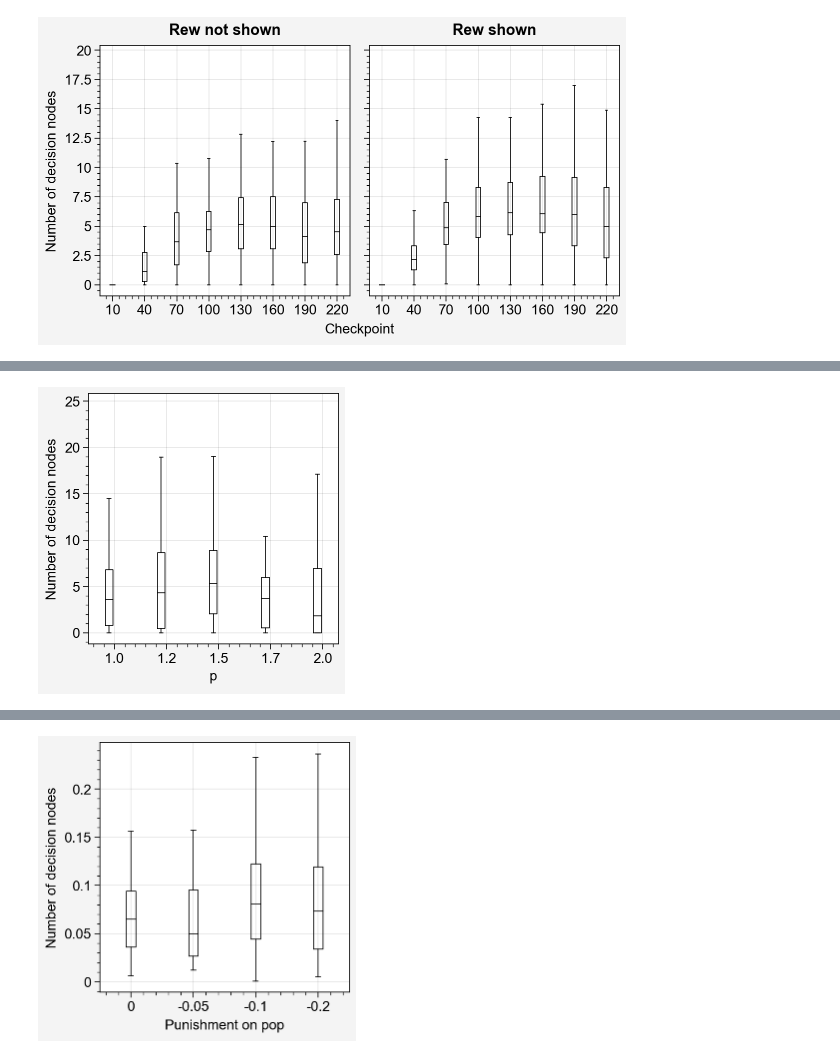
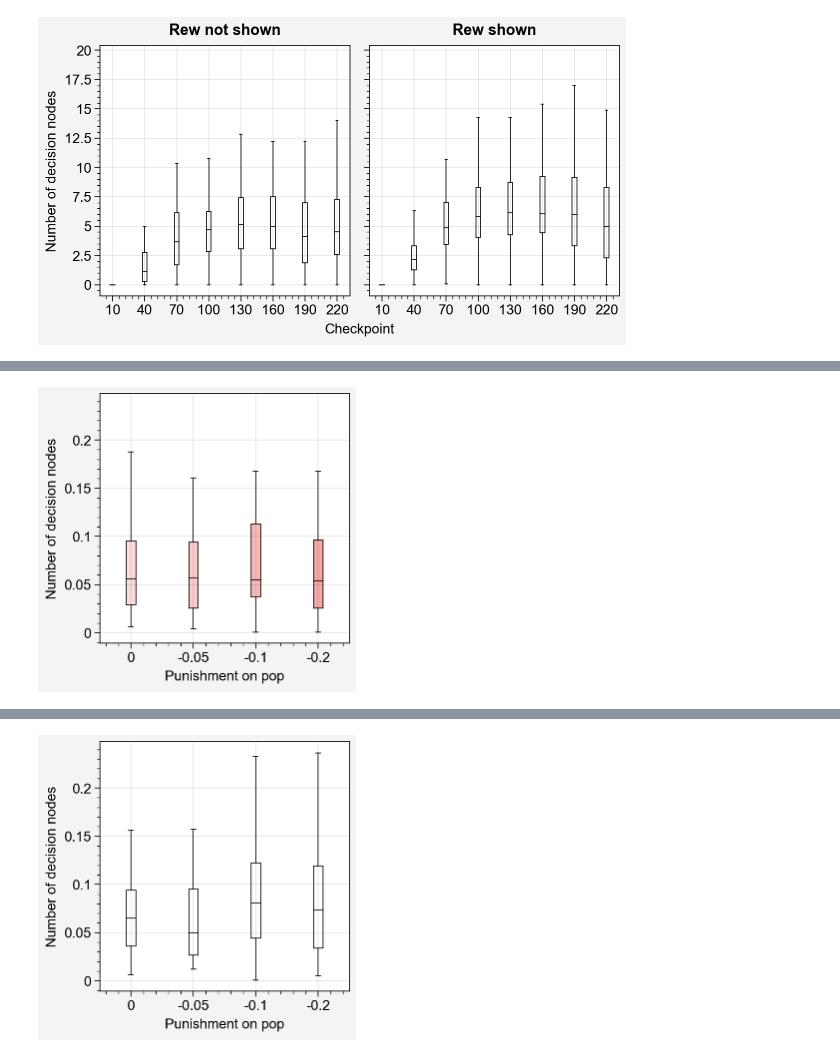
Before and after one commit to liuandrew/bart_ppo, a Jupyter notebook: write_and_test/bart_meta_decision_flow.ipynb, the cells around one changed output, grey strips where cells are left out. Saved outputs shown, nothing was run; the diff lists cells and outputs as text; code cells hidden in the pictures.

```diff
--- a/write_and_test/bart_meta_decision_flow.ipynb
+++ b/write_and_test/bart_meta_decision_flow.ipynb
@@ -42,17 +43,3 @@ from sklearn.decomposition import PCA
 from scipy.stats import ttest_ind
 
 set_rc()
-# %%
-size = np.arange(0.2, 1.01, 0.05)
-env_kwargs = [{'meta_setup': 1, 'colors_used': 1,
-                            'max_steps': 2500, 'num_balloons': 40,
-                            'inflate_noise': 0,
-                            'fix_sizes': [0, s, 0]} for s in size]
-
-evalu = partial(forced_action_evaluate_multi, data_callback=meta_bart_multi_callback,
-                env_name="BartMetaEnv", num_episodes=1,
-                env_kwargs=env_kwargs,
-                num_processes=17,
-                seed=1,
-                deterministic=False,
-                with_activations=True)
@@ -512,13 +475,15 @@ ax.format(xlabel='Checkpoint', xlocator=range(17), xformatter=[str(c) for c in c
 # %%
 fig, ax = pplt.subplots()
-for i in range(len(models)):
-    # ax.bar(i, all_decision_nodes.sum(axis=5).mean(axis=(0, 2, 3, 4))[i], c=rgb_colors[0])
-    ax.boxplot(i, all_decision_nodes.sum(axis=5).mean(axis=4)[:, i, :, :].reshape(-1), fliers=False)
-
+all_decision_nodes = res['all_decision_nodes']
+all_decision_nodes = all_decision_nodes.mean(axis=(-2, -1))
+all_decision_nodes = select_idxs(all_decision_nodes, 'first')
+for i in range(4):
+    # ax.bar(i, all_decision_nodes.sum(axis=5).mean(axis=(1, 2, 3, 4))[i], c=rgb_colors[0])
+    ax.boxplot(i, all_decision_nodes[:, i, :, :].reshape(-1),
+               fliers=False, cycle=rgb_colors[3])
 # ax.legend(loc='b')
-ax.format(xlabel='$p$', xlocator=np.arange(5)+0.1, xformatter=[str(m) for m in models],
+ax.format(xlabel=pop_axis, xlocator=np.arange(4), xformatter=pop_labels,
             ylabel='Number of decision nodes',
-            title='',
-            xlim=[-0.4, 4.4])
+            title='')
 # %% [output]
-[figure, old version]
+[figure, new version]
```
Also changed, not shown: parts of 8 cells of this notebook, 3 other files.
